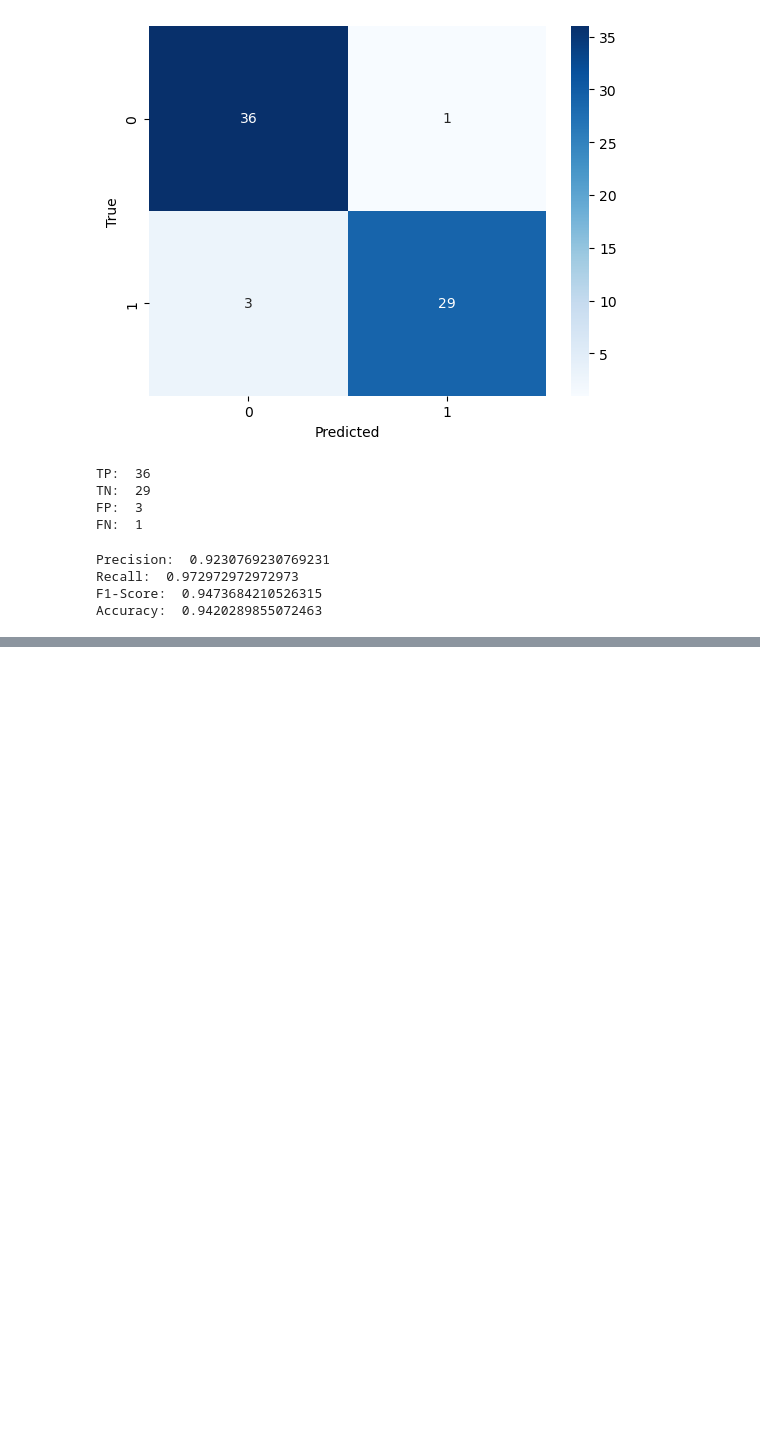
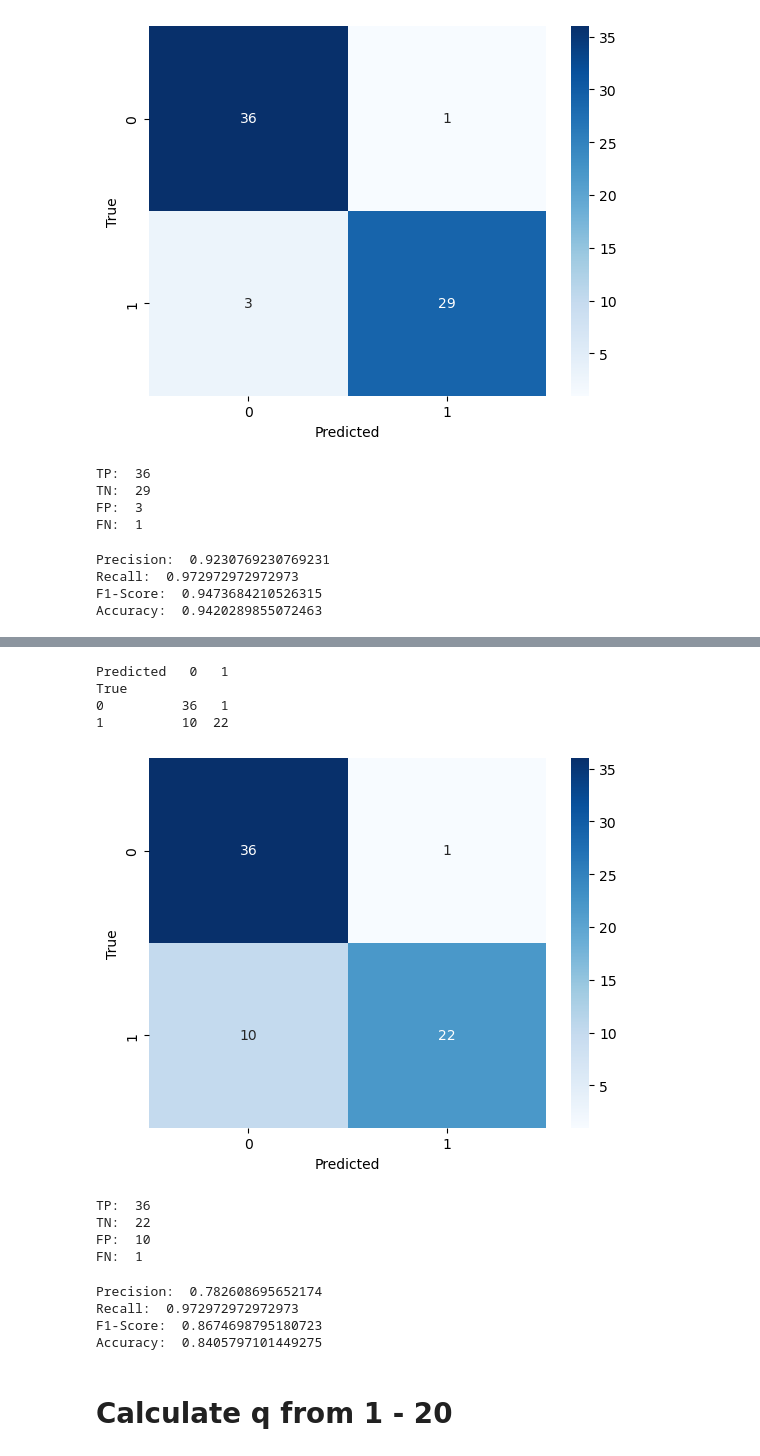
Before and after one commit to AromalShiney/DataMining, a Jupyter notebook: part1.ipynb, the cells around one changed output, grey strips where cells are left out. Drawn from its saved outputs; the diff is of its cells as text; code cells hidden in the pictures; blank space fills up the shorter version.

```diff
--- a/part1.ipynb
+++ b/part1.ipynb
@@ -140,17 +140,17 @@ def minkowski_distance(x, y, p):
     return distance # return the distance
 # %%
 # creating the Nearest Neighbour Algorithm
-def nearest_neighbour(x_train, x_test, y_train, p):
+def nearest_neighbour(x_train, x_test, y_train,  q):
     y_pred = [] # creating an empty list to store the predicted values
     # for each row in the test set
     for i in range(len(x_test)):
         distances = []
         # for each row in the training set
         for j in range(len(x_train)):
-            distance = minkowski_distance(x_test[i], x_train[j], p) # calculate the distance between the test and training set
+            distance = minkowski_distance(x_test[i], x_train[j],p = q ) # calculate the distance between the test and training set
             distances.append(distance) # append the distance to the list
          #get the indices for the knn
-        indices = np.argsort(distances)[:p]
+        indices = np.argsort(distances)[:q]
         #get the corresponding labels for the knn
         labels = y_train[indices]
         #predict the lables on the test set
@@ -231,0 +236,3 @@ Accuracy:  0.9420289855072463
+# %%
+q =2 # euclidean distance
+y_pred = nearest_neighbour(x_train, x_test, y_train, q)
@@ -231,0 +243,3 @@ Accuracy:  0.9420289855072463
+# %%
+x1 = pd.DataFrame({'True': y_test, 'Predicted': y_pred})
+x2 = pd.crosstab(x1['True'], x1['Predicted'])
@@ -231,0 +263,47 @@ Accuracy:  0.9420289855072463
+# %%
+print(x2)
+# %% [output]
+Predicted   0   1
+True
+0          36   1
+1          10  22
+# %%
+# create a heatmap for the confusion matrix
+import seaborn as sns
+import matplotlib.pyplot as plt
+sns.heatmap(x2, annot=True, cmap='Blues')
+plt.show()
+# %% [output]
+[figure, added]
+# %%
+# get the TP, TN, FP, FN
+TP = x2.iloc[0,0]
+TN = x2.iloc[1,1]
+FP = x2.iloc[1,0]
+FN = x2.iloc[0,1]
+print("TP: ", TP)
+print("TN: ", TN)
+print("FP: ", FP)
+print("FN: ", FN)
+# %% [output]
+TP:  36
+TN:  22
+FP:  10
+FN:  1
+# %%
+# calcuate the precision, recall, f1-score and accuracy
+precision = TP/(TP+FP)
+recall = TP/(TP+FN)
+f1_score = 2*(precision*recall)/(precision+recall)
+accuracy = (TP+TN)/(TP+TN+FP+FN)
+print("Precision: ", precision)
+print("Recall: ", recall)
+print("F1-Score: ", f1_score)
+print("Accuracy: ", accuracy)
+# %% [output]
+Precision:  0.782608695652174
+Recall:  0.972972972972973
+F1-Score:  0.8674698795180723
+Accuracy:  0.8405797101449275
+# %% [markdown]
+# Calculate q from 1 - 20
```
Also changed, not shown: parts of 11 cells of this notebook.
